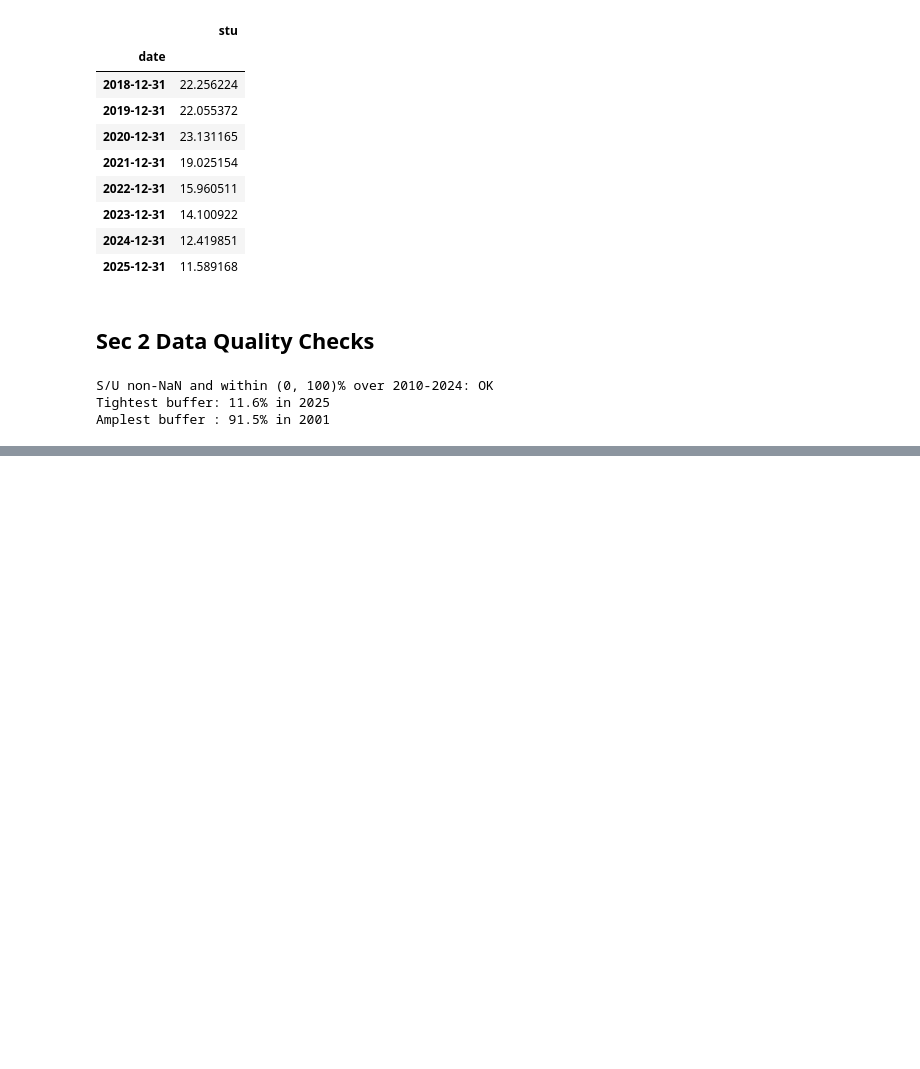
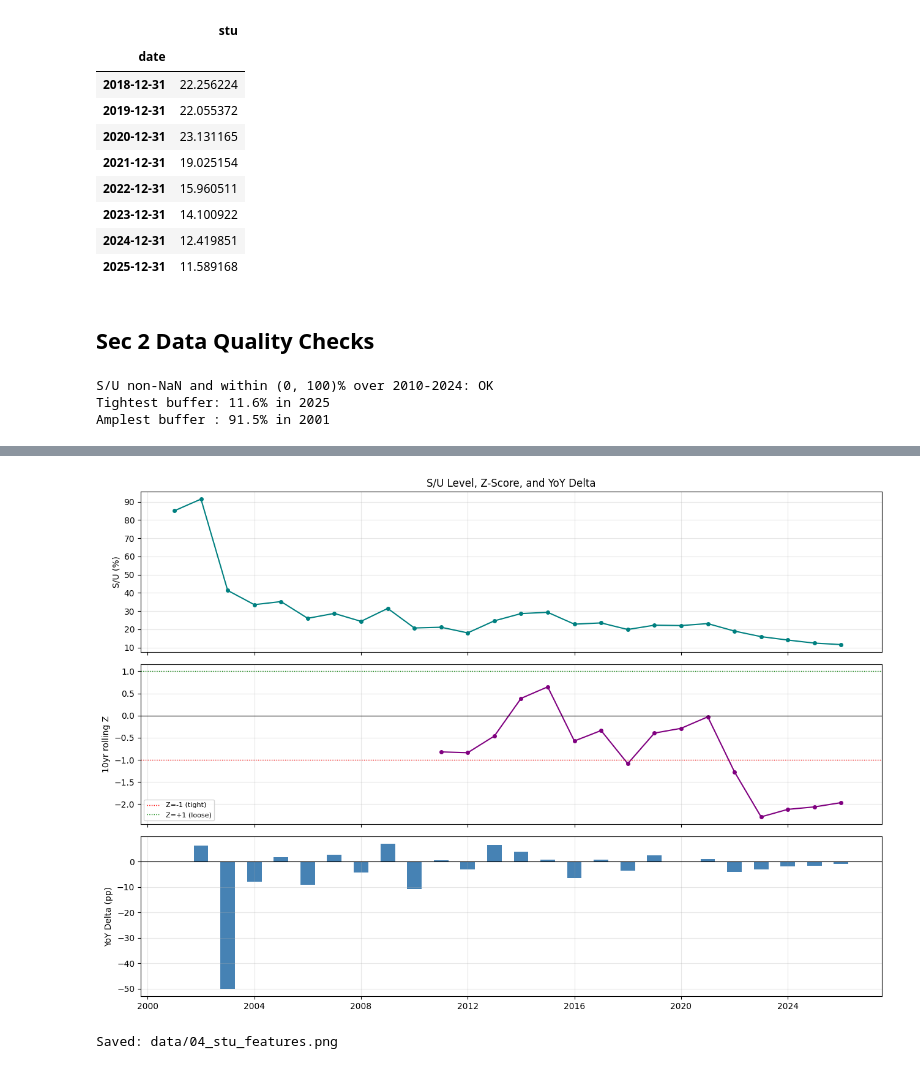
Before and after one commit to abhirajp97/greensignal, a Jupyter notebook: notebooks/coffee_backtests/04_usda_supply_signal.ipynb, the cells around one changed output, grey strips where cells are left out. Cells and saved outputs as stored; diff of their text form; code cells hidden in the pictures; blank space fills up the shorter version.

```diff
--- a/notebooks/coffee_backtests/04_usda_supply_signal.ipynb
+++ b/notebooks/coffee_backtests/04_usda_supply_signal.ipynb
@@ -364,0 +197,14 @@ series -> stu_risk ~ 1.0, a strong current BUY-side amplifier. Calibrate the
+# %%
+def rolling_zscore(s: pd.Series, window: int = 10) -> pd.Series:
+    prior = s.shift(1)
+    mean = prior.rolling(window).mean()
+    std = prior.rolling(window).std()
+    return (s - mean) / std
+
+
+stu_df['stu_z_score'] = rolling_zscore(stu_df['stu'], window=10)
+stu_df['stu_delta'] = stu_df['stu'].diff()
+stu_df['months_of_consumption'] = stu_df['stu'] / 100 * 12
+
+print('Annual feature table (tail):')
+stu_df.tail(10)
@@ -364,0 +225,28 @@ series -> stu_risk ~ 1.0, a strong current BUY-side amplifier. Calibrate the
+# %%
+fig, axes = plt.subplots(3, 1, figsize=(13, 9), sharex=True)
+
+axes[0].plot(stu_df.index, stu_df['stu'], marker='o', ms=4, color='teal')
+axes[0].set_ylabel('S/U (%)')
+axes[0].grid(True, alpha=0.3)
+
+axes[1].plot(stu_df.index, stu_df['stu_z_score'], marker='o', ms=4, color='purple')
+axes[1].axhline(0, color='black', lw=0.8)
+axes[1].axhline(-1, color='red', linestyle=':', lw=1.0, label='Z=-1 (tight)')
+axes[1].axhline(1, color='green', linestyle=':', lw=1.0, label='Z=+1 (loose)')
+axes[1].set_ylabel('10yr rolling Z')
+axes[1].legend(fontsize=8)
+axes[1].grid(True, alpha=0.3)
+
+axes[2].bar(stu_df.index, stu_df['stu_delta'], width=200, color='steelblue')
+axes[2].axhline(0, color='black', lw=0.8)
+axes[2].set_ylabel('YoY Delta (pp)')
+axes[2].grid(True, alpha=0.3)
+
+axes[0].set_title('S/U Level, Z-Score, and YoY Delta')
+plt.tight_layout()
+plt.savefig('data/04_stu_features.png', dpi=150, bbox_inches='tight')
+plt.show()
+print('Saved: data/04_stu_features.png')
+# %% [output]
+[figure, added]
+Saved: data/04_stu_features.png
```
Also changed, not shown: parts of 52 cells of this notebook, 12 other files.
